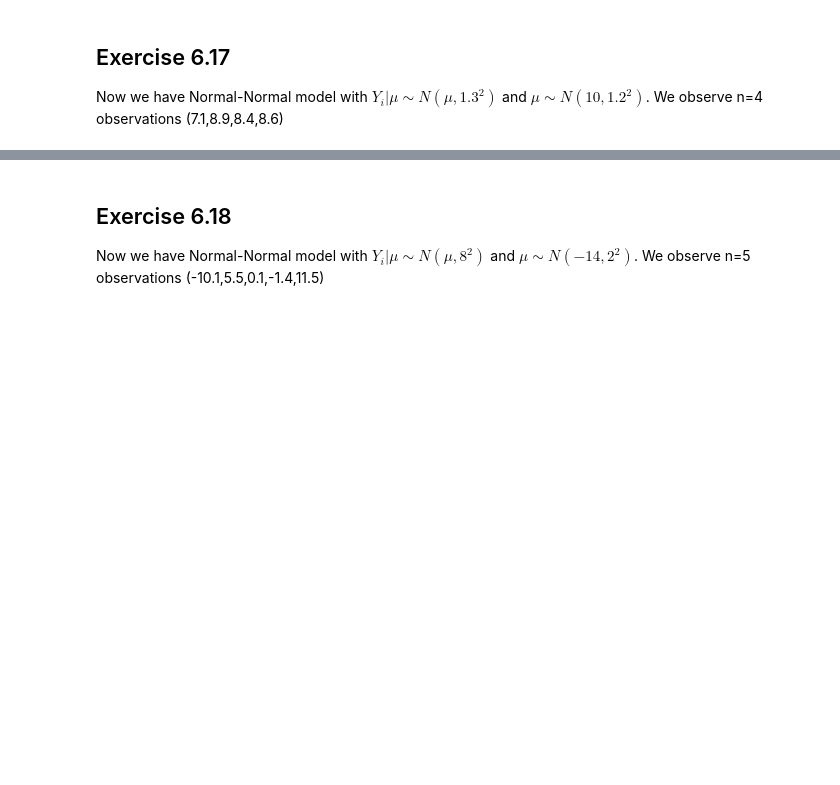
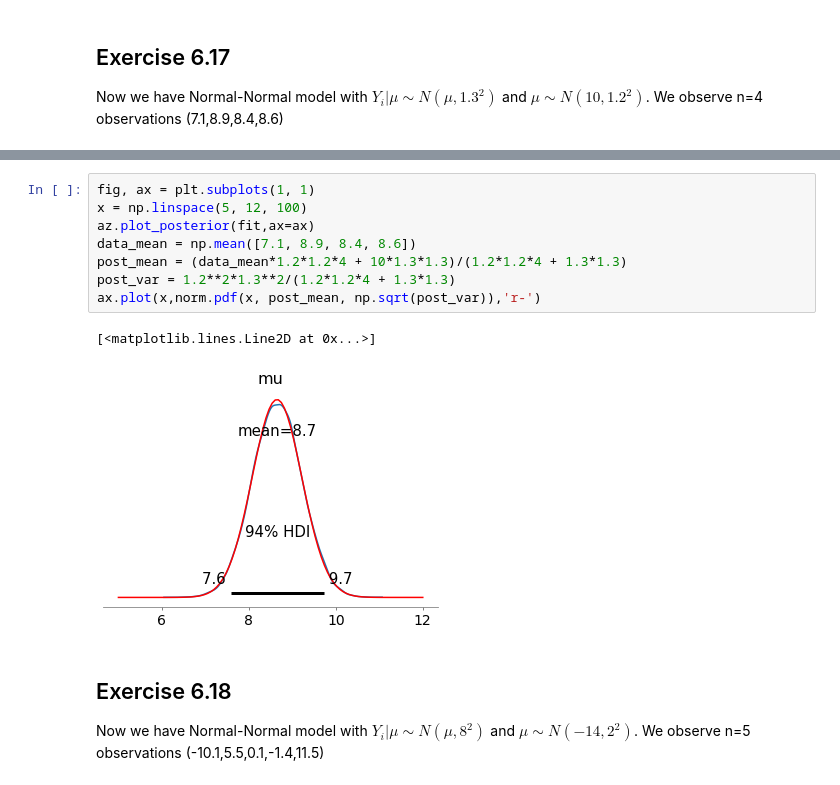
Before and after one commit to DrEntropy/BayesRulesWork, a Jupyter notebook: Chapter6.ipynb, the cells around one changed output, grey strips where cells are left out. Cells and saved outputs as stored; diff of their text form; blank space fills up the shorter version.

```diff
--- a/Chapter6.ipynb
+++ b/Chapter6.ipynb
@@ -226,3 +236,14 @@ fit = posterior.sample(num_chains=4, num_samples=10000)
+# %%
+fig, ax = plt.subplots(1, 1)
+x = np.linspace(5, 12, 100)
+az.plot_posterior(fit,ax=ax)
+data_mean = np.mean([7.1, 8.9, 8.4, 8.6])
+post_mean = (data_mean*1.2*1.2*4 + 10*1.3*1.3)/(1.2*1.2*4 + 1.3*1.3)
+post_var = 1.2**2*1.3**2/(1.2*1.2*4 + 1.3*1.3)
+ax.plot(x,norm.pdf(x, post_mean, np.sqrt(post_var)),'r-')
+# %% [output]
+[<matplotlib.lines.Line2D at 0x...>]
+[figure, added]
 # %% [markdown]
 ## Exercise 6.18
 Now we have Normal-Normal model with $Y_i|\mu \sim N(\mu, 8^2)$ and $\mu \sim N(-14,2^2)$.  We observe n=5 observations (-10.1,5.5,0.1,-1.4,11.5)
```
Also changed, not shown: parts of 8 cells of this notebook.
